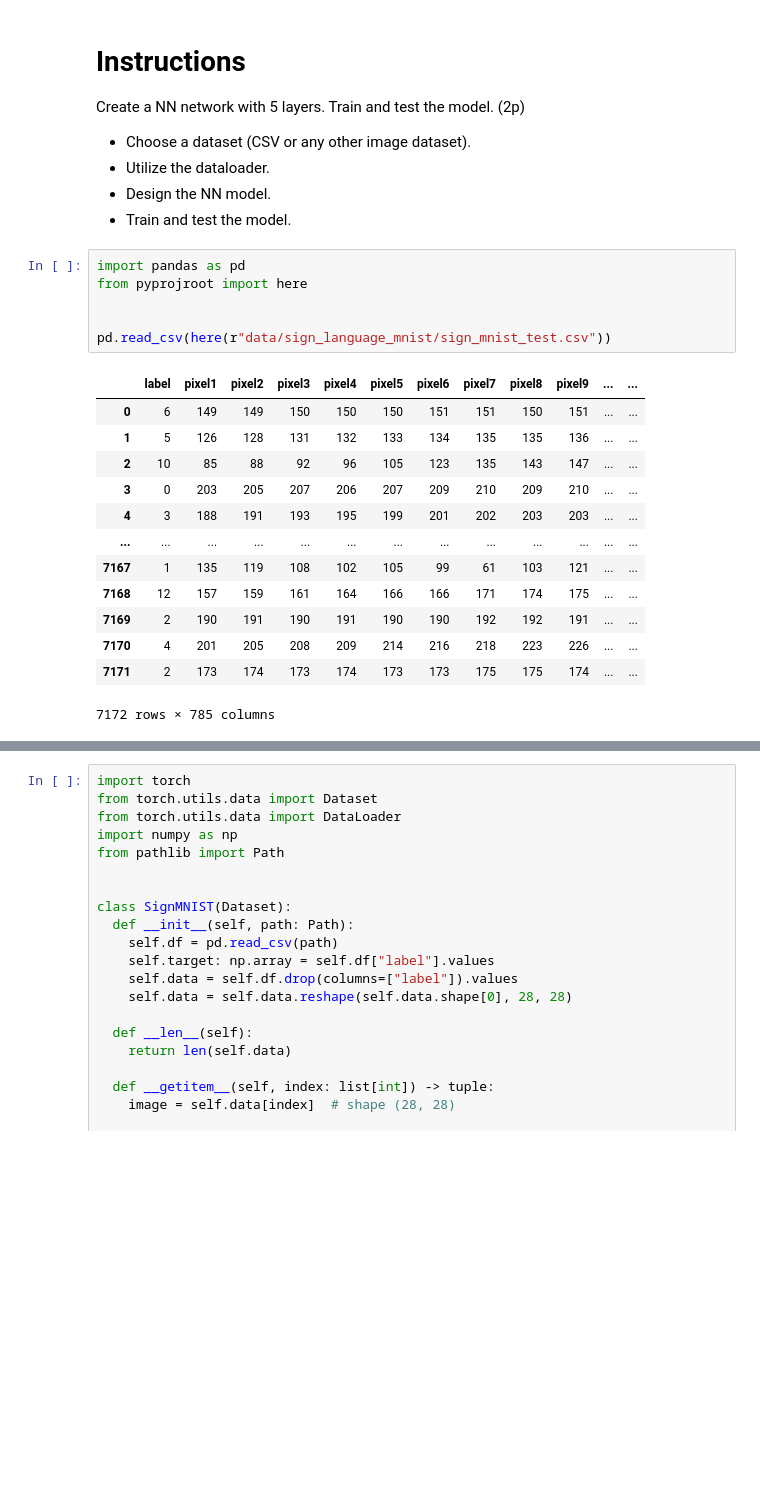
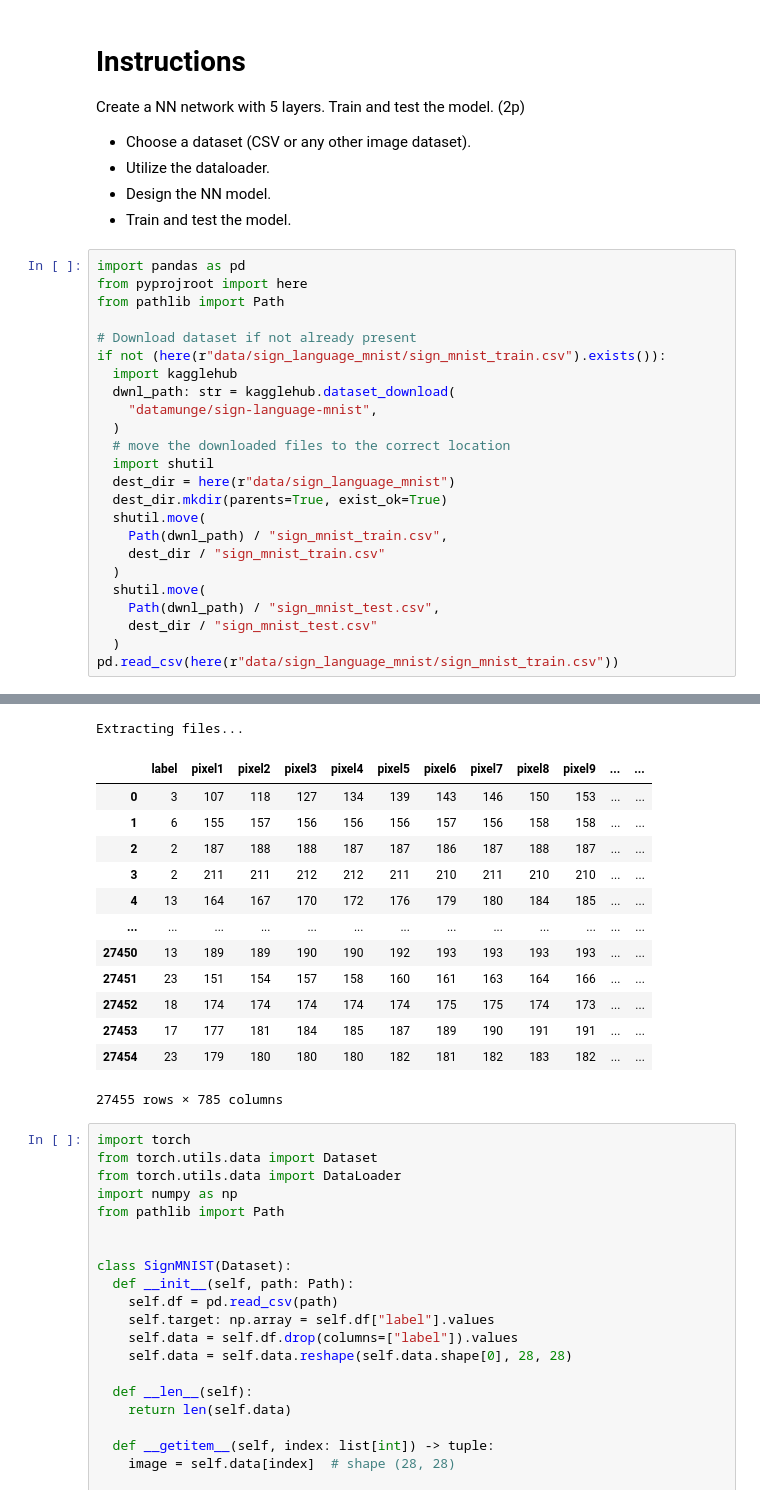
Before and after one commit to notPlancha/AML-homework, a Jupyter notebook: src/lab1.ipynb, the cells around one changed output, grey strips where cells are left out. Cells and saved outputs as stored; diff of their text form; blank space fills up the shorter version.

```diff
--- a/src/lab1.ipynb
+++ b/src/lab1.ipynb
@@ -7,23 +7,28 @@ Create a NN network with 5 layers. Train and test the model. (2p)
 - Utilize the dataloader.
 - Design the NN model.
 - Train and test the model.
-# %%
-import pandas as pd
-from pyprojroot import here
-
-
-pd.read_csv(here(r"data/sign_language_mnist/sign_mnist_test.csv"))
-# %% [output]
-|  | label | pixel1 | pixel2 | pixel3 | pixel4 | pixel5 | pixel6 | pixel7 | pixel8 | pixel9 | ... | ... |
-| 0 | 6 | 149 | 149 | 150 | 150 | 150 | 151 | 151 | 150 | 151 | ... | ... |
-| 1 | 5 | 126 | 128 | 131 | 132 | 133 | 134 | 135 | 135 | 136 | ... | ... |
-| 2 | 10 | 85 | 88 | 92 | 96 | 105 | 123 | 135 | 143 | 147 | ... | ... |
-| 3 | 0 | 203 | 205 | 207 | 206 | 207 | 209 | 210 | 209 | 210 | ... | ... |
-| 4 | 3 | 188 | 191 | 193 | 195 | 199 | 201 | 202 | 203 | 203 | ... | ... |
-| ... | ... | ... | ... | ... | ... | ... | ... | ... | ... | ... | ... | ... |
-| 7167 | 1 | 135 | 119 | 108 | 102 | 105 | 99 | 61 | 103 | 121 | ... | ... |
-| 7168 | 12 | 157 | 159 | 161 | 164 | 166 | 166 | 171 | 174 | 175 | ... | ... |
-| 7169 | 2 | 190 | 191 | 190 | 191 | 190 | 190 | 192 | 192 | 191 | ... | ... |
-| 7170 | 4 | 201 | 205 | 208 | 209 | 214 | 216 | 218 | 223 | 226 | ... | ... |
-| 7171 | 2 | 173 | 174 | 173 | 174 | 173 | 173 | 175 | 175 | 174 | ... | ... |
-7172 rows × 785 columns
+# %%
+import pandas as pd
+from pyprojroot import here
+from pathlib import Path
+
+# Download dataset if not already present
+if not (here(r"data/sign_language_mnist/sign_mnist_train.csv").exists()):
+  import kagglehub
+  dwnl_path: str = kagglehub.dataset_download(
+    "datamunge/sign-language-mnist",
+  )
+  # move the downloaded files to the correct location
+  import shutil
+  dest_dir = here(r"data/sign_language_mnist")
+  dest_dir.mkdir(parents=True, exist_ok=True)
+  shutil.move(
+    Path(dwnl_path) / "sign_mnist_train.csv",
+    dest_dir / "sign_mnist_train.csv"
+  )
+  shutil.move(
+    Path(dwnl_path) / "sign_mnist_test.csv",
+    dest_dir / "sign_mnist_test.csv"
+  )
+pd.read_csv(here(r"data/sign_language_mnist/sign_mnist_train.csv"))
+# %% [output]
@@ -30,3 +36,17 @@ pd.read_csv(here(r"data/sign_language_mnist/sign_mnist_test.csv"))
+Extracting files...
+|  | label | pixel1 | pixel2 | pixel3 | pixel4 | pixel5 | pixel6 | pixel7 | pixel8 | pixel9 | ... | ... |
+| 0 | 3 | 107 | 118 | 127 | 134 | 139 | 143 | 146 | 150 | 153 | ... | ... |
+| 1 | 6 | 155 | 157 | 156 | 156 | 156 | 157 | 156 | 158 | 158 | ... | ... |
+| 2 | 2 | 187 | 188 | 188 | 187 | 187 | 186 | 187 | 188 | 187 | ... | ... |
+| 3 | 2 | 211 | 211 | 212 | 212 | 211 | 210 | 211 | 210 | 210 | ... | ... |
+| 4 | 13 | 164 | 167 | 170 | 172 | 176 | 179 | 180 | 184 | 185 | ... | ... |
+| ... | ... | ... | ... | ... | ... | ... | ... | ... | ... | ... | ... | ... |
+| 27450 | 13 | 189 | 189 | 190 | 190 | 192 | 193 | 193 | 193 | 193 | ... | ... |
+| 27451 | 23 | 151 | 154 | 157 | 158 | 160 | 161 | 163 | 164 | 166 | ... | ... |
+| 27452 | 18 | 174 | 174 | 174 | 174 | 174 | 175 | 175 | 174 | 173 | ... | ... |
+| 27453 | 17 | 177 | 181 | 184 | 185 | 187 | 189 | 190 | 191 | 191 | ... | ... |
+| 27454 | 23 | 179 | 180 | 180 | 180 | 182 | 181 | 182 | 183 | 182 | ... | ... |
+27455 rows × 785 columns
 # %%
 import torch
 from torch.utils.data import Dataset
```
Also changed, not shown: parts of 1 cell of this notebook, 3 other files.
